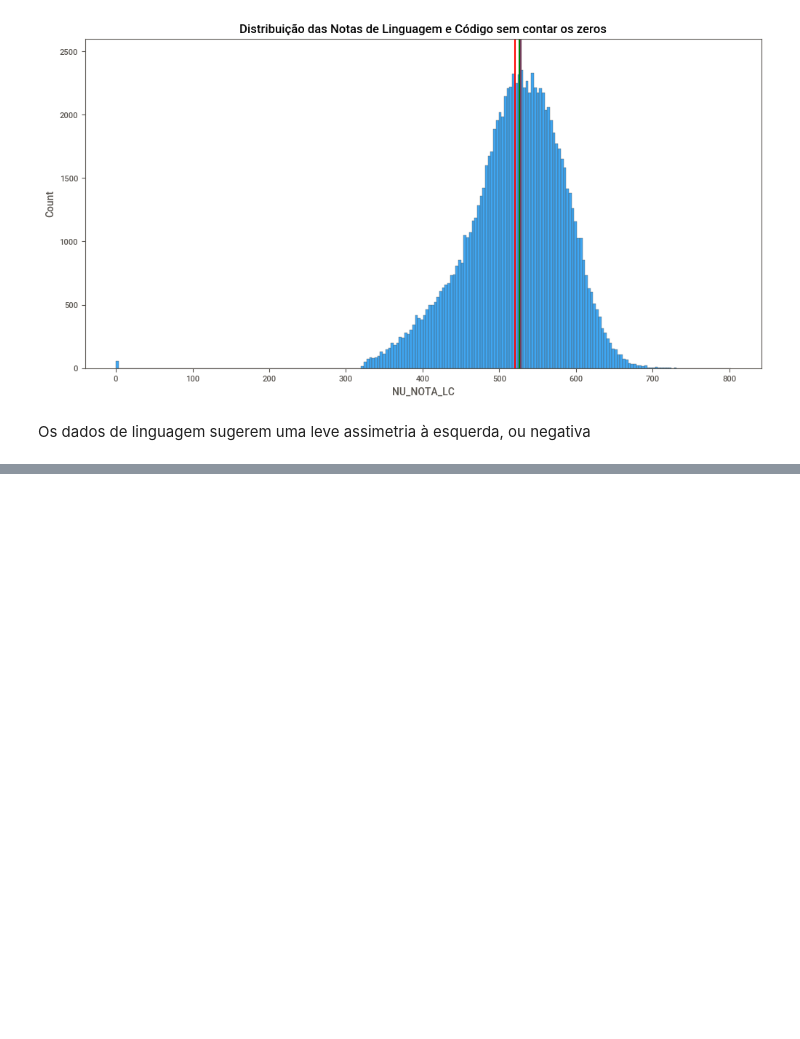
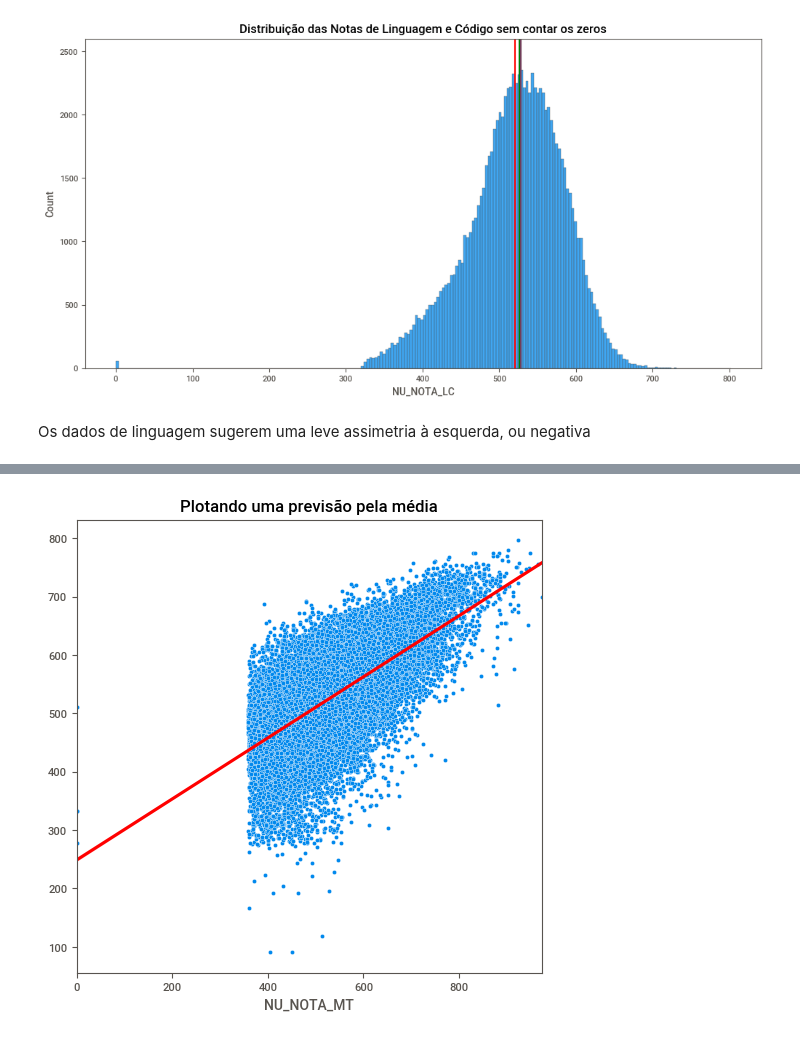
Before and after one commit to ClarisseAlvarenga/lives_twitch, a Jupyter notebook: Imersão_Alura_Dados_2_2020_Clarisse.ipynb, the cells around one changed output, grey strips where cells are left out. Drawn from its saved outputs; the diff is of its cells as text; code cells hidden in the pictures; blank space fills up the shorter version.

```diff
--- a/Imersão_Alura_Dados_2_2020_Clarisse.ipynb
+++ b/Imersão_Alura_Dados_2_2020_Clarisse.ipynb
@@ -1310,0 +1324,6 @@ Os dados de linguagem sugerem uma leve assimetria à esquerda, ou negativa
+# %%
+#slice/subset/seleção do dataset só com as variáveis explicativas
+notas_entrada = dados_modelo[provas_entrada]
+# %%
+#selecionando somente a coluna com a variável dependente/alvo
+notas_saida = dados_modelo[prova_saida]
@@ -1310,0 +1338,4 @@ Os dados de linguagem sugerem uma leve assimetria à esquerda, ou negativa
+# %%
+#transformando em X e y
+X = notas_entrada.copy()
+y = notas_saida.copy()
@@ -1310,0 +1433,9 @@ Os dados de linguagem sugerem uma leve assimetria à esquerda, ou negativa
+# %%
+#fazendo o plot se o modelo chutasse tudo pela média
+plt.figure(figsize=(6,6))
+ax= sns.scatterplot(x=y_test, y= X_test.mean(axis=1))
+sns.regplot(x=y_test, y= X_test.mean(axis=1),
+          scatter=False, color='r')
+ax.set_title('Plotando uma previsão pela média');
+# %% [output]
+[figure, added]
```
Also changed, not shown: parts of 79 cells of this notebook.
